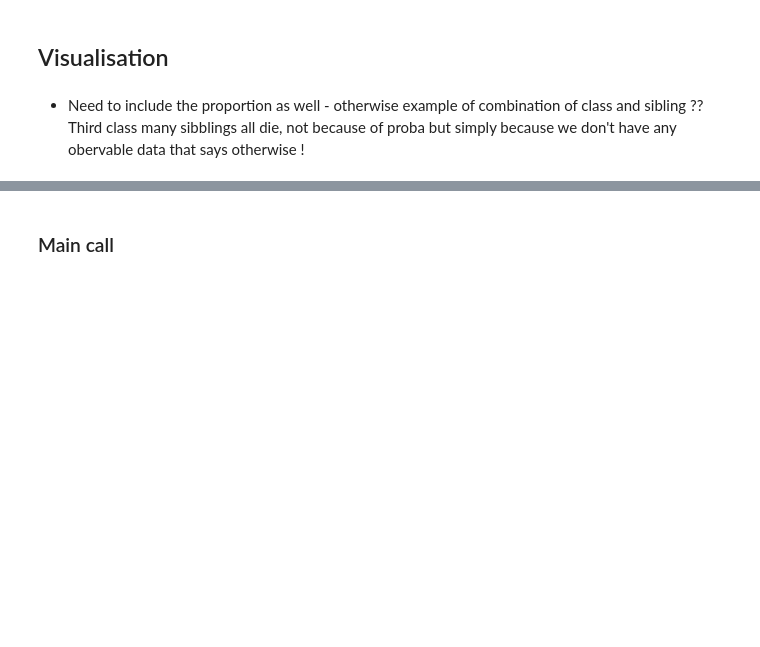
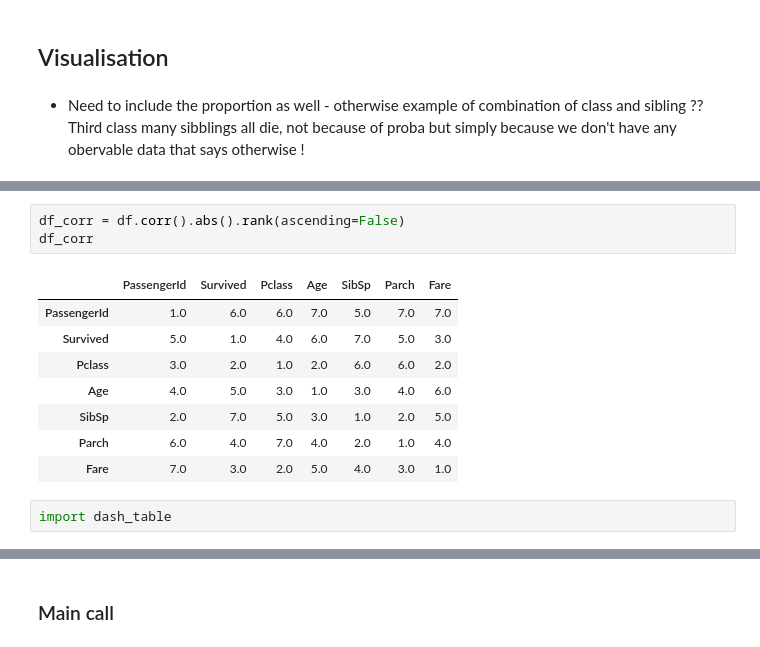
Before and after one commit to AmauryLejay/auto_bi, a Jupyter notebook: sketch.ipynb, the cells around one changed output, grey strips where cells are left out. Drawn from its saved outputs; the diff is of its cells as text; blank space fills up the shorter version.

```diff
--- a/sketch.ipynb
+++ b/sketch.ipynb
@@ -385,0 +555,14 @@ for i in range(0,5):
+# %%
+df_corr = df.corr().abs().rank(ascending=False)
+df_corr
+# %% [output]
+|  | PassengerId | Survived | Pclass | Age | SibSp | Parch | Fare |
+| PassengerId | 1.0 | 6.0 | 6.0 | 7.0 | 5.0 | 7.0 | 7.0 |
+| Survived | 5.0 | 1.0 | 4.0 | 6.0 | 7.0 | 5.0 | 3.0 |
+| Pclass | 3.0 | 2.0 | 1.0 | 2.0 | 6.0 | 6.0 | 2.0 |
+| Age | 4.0 | 5.0 | 3.0 | 1.0 | 3.0 | 4.0 | 6.0 |
+| SibSp | 2.0 | 7.0 | 5.0 | 3.0 | 1.0 | 2.0 | 5.0 |
+| Parch | 6.0 | 4.0 | 7.0 | 4.0 | 2.0 | 1.0 | 4.0 |
+| Fare | 7.0 | 3.0 | 2.0 | 5.0 | 4.0 | 3.0 | 1.0 |
+# %%
+import dash_table
```
Also changed, not shown: parts of 20 cells of this notebook.
